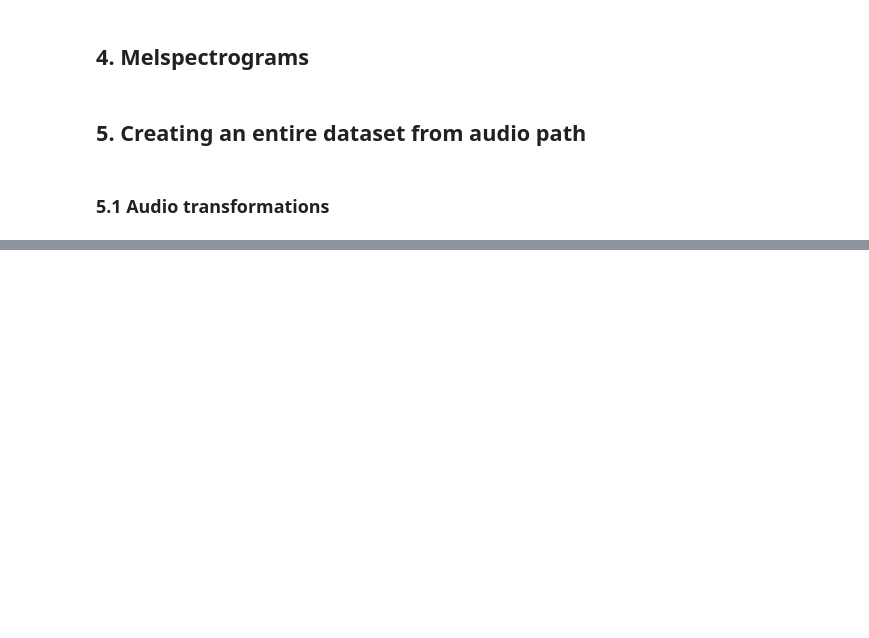
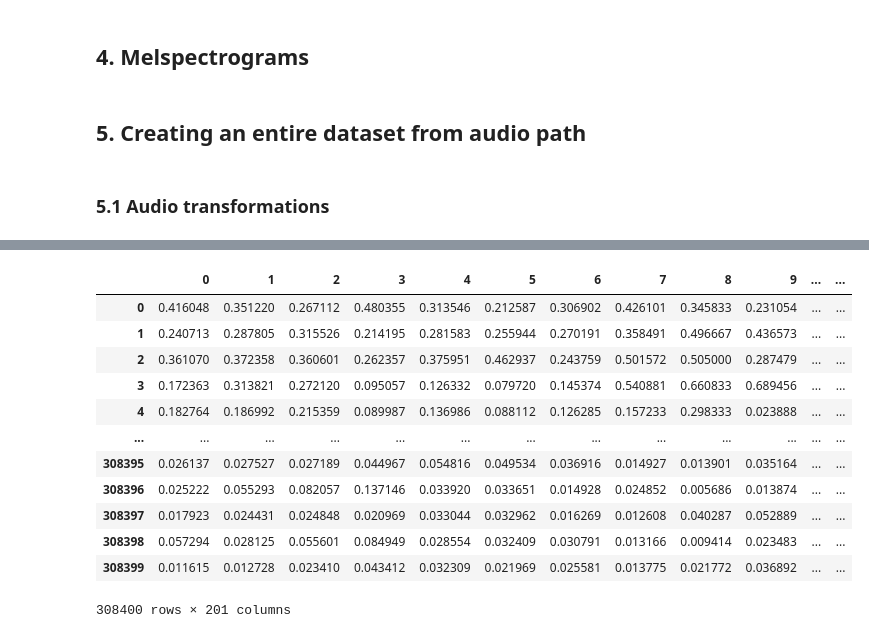
Before and after one commit to martinflor/CNN-ESC50Dataset, a Jupyter notebook: CNN_on_AudioESC50Dataset.ipynb, the cells around one changed output, grey strips where cells are left out. Cells and saved outputs as stored; diff of their text form; code cells hidden in the pictures; blank space fills up the shorter version.

```diff
--- a/CNN_on_AudioESC50Dataset.ipynb
+++ b/CNN_on_AudioESC50Dataset.ipynb
@@ -423,0 +279,3 @@ Time needed :  2.042079210281372
+# %%
+for i in spec_df.columns :
+    spec_df[i] /= np.max(spec_df[i])
@@ -423,0 +297,31 @@ Time needed :  2.042079210281372
+# %%
+def concat(df1, df2) :
+    lst = []
+    for i in range(df1.shape[0]) :
+        lst.append(list(df1.iloc[i, :].values))
+
+    for i in range(df2.shape[0]) :
+        lst.append(list(df2.iloc[i, :].values))
+
+    _df = pd.DataFrame(np.array(lst))
+    return _df
+# %%
+final_df = concat(spec_df, aug_audio_df)
+# %%
+final_df.iloc[:, -1] =final_df.iloc[:, -1].map(lambda x : int(x))
+# %%
+final_df
+# %% [output]
+|  | 0 | 1 | 2 | 3 | 4 | 5 | 6 | 7 | 8 | 9 | ... | ... |
+| 0 | 0.416048 | 0.351220 | 0.267112 | 0.480355 | 0.313546 | 0.212587 | 0.306902 | 0.426101 | 0.345833 | 0.231054 | ... | ... |
+| 1 | 0.240713 | 0.287805 | 0.315526 | 0.214195 | 0.281583 | 0.255944 | 0.270191 | 0.358491 | 0.496667 | 0.436573 | ... | ... |
+| 2 | 0.361070 | 0.372358 | 0.360601 | 0.262357 | 0.375951 | 0.462937 | 0.243759 | 0.501572 | 0.505000 | 0.287479 | ... | ... |
+| 3 | 0.172363 | 0.313821 | 0.272120 | 0.095057 | 0.126332 | 0.079720 | 0.145374 | 0.540881 | 0.660833 | 0.689456 | ... | ... |
+| 4 | 0.182764 | 0.186992 | 0.215359 | 0.089987 | 0.136986 | 0.088112 | 0.126285 | 0.157233 | 0.298333 | 0.023888 | ... | ... |
+| ... | ... | ... | ... | ... | ... | ... | ... | ... | ... | ... | ... | ... |
+| 308395 | 0.026137 | 0.027527 | 0.027189 | 0.044967 | 0.054816 | 0.049534 | 0.036916 | 0.014927 | 0.013901 | 0.035164 | ... | ... |
+| 308396 | 0.025222 | 0.055293 | 0.082057 | 0.137146 | 0.033920 | 0.033651 | 0.014928 | 0.024852 | 0.005686 | 0.013874 | ... | ... |
+| 308397 | 0.017923 | 0.024431 | 0.024848 | 0.020969 | 0.033044 | 0.032962 | 0.016269 | 0.012608 | 0.040287 | 0.052889 | ... | ... |
+| 308398 | 0.057294 | 0.028125 | 0.055601 | 0.084949 | 0.028554 | 0.032409 | 0.030791 | 0.013166 | 0.009414 | 0.023483 | ... | ... |
+| 308399 | 0.011615 | 0.012728 | 0.023410 | 0.043412 | 0.032309 | 0.021969 | 0.025581 | 0.013775 | 0.021772 | 0.036892 | ... | ... |
+308400 rows × 201 columns
```
Also changed, not shown: parts of 49 cells of this notebook, 1 other file.
